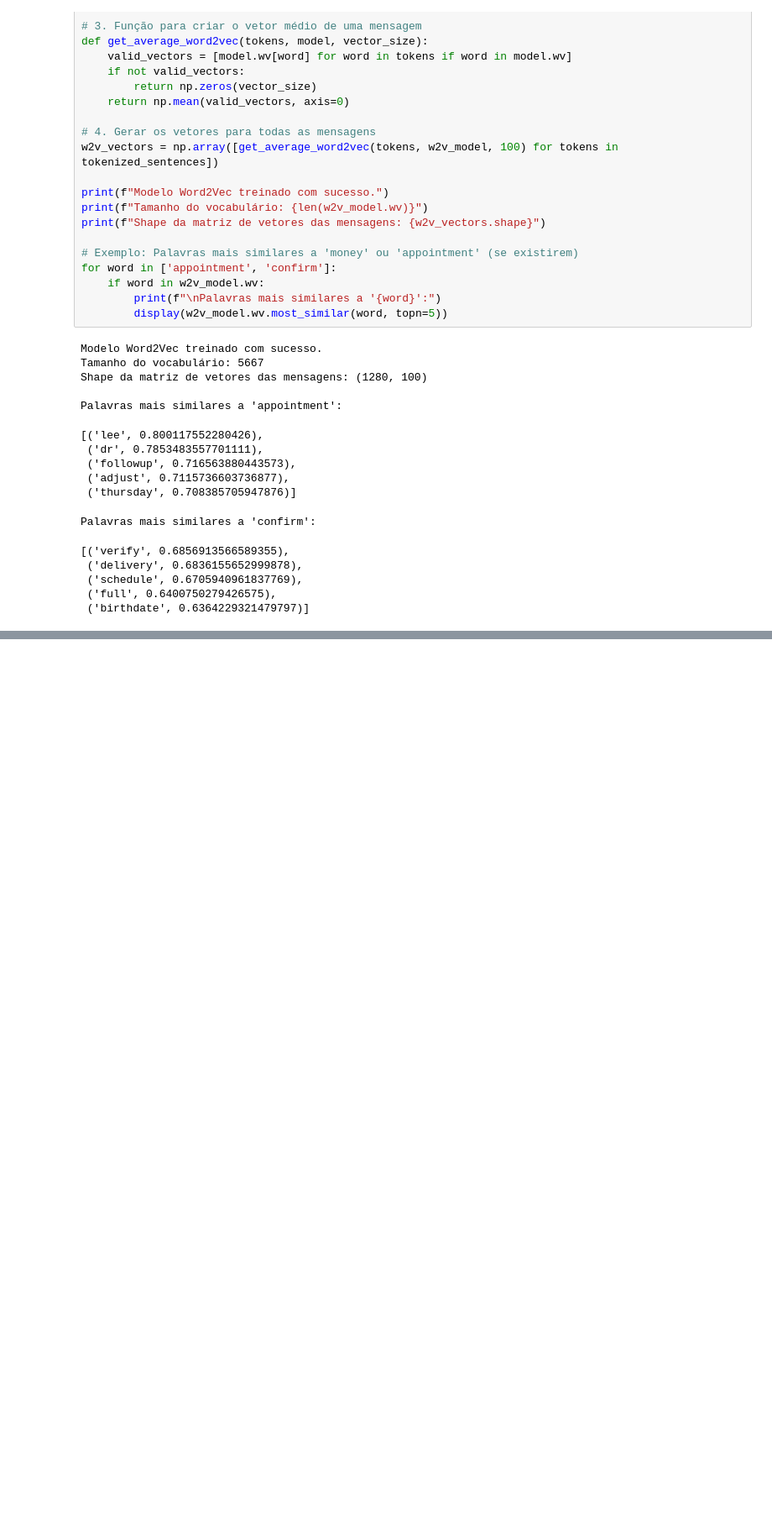
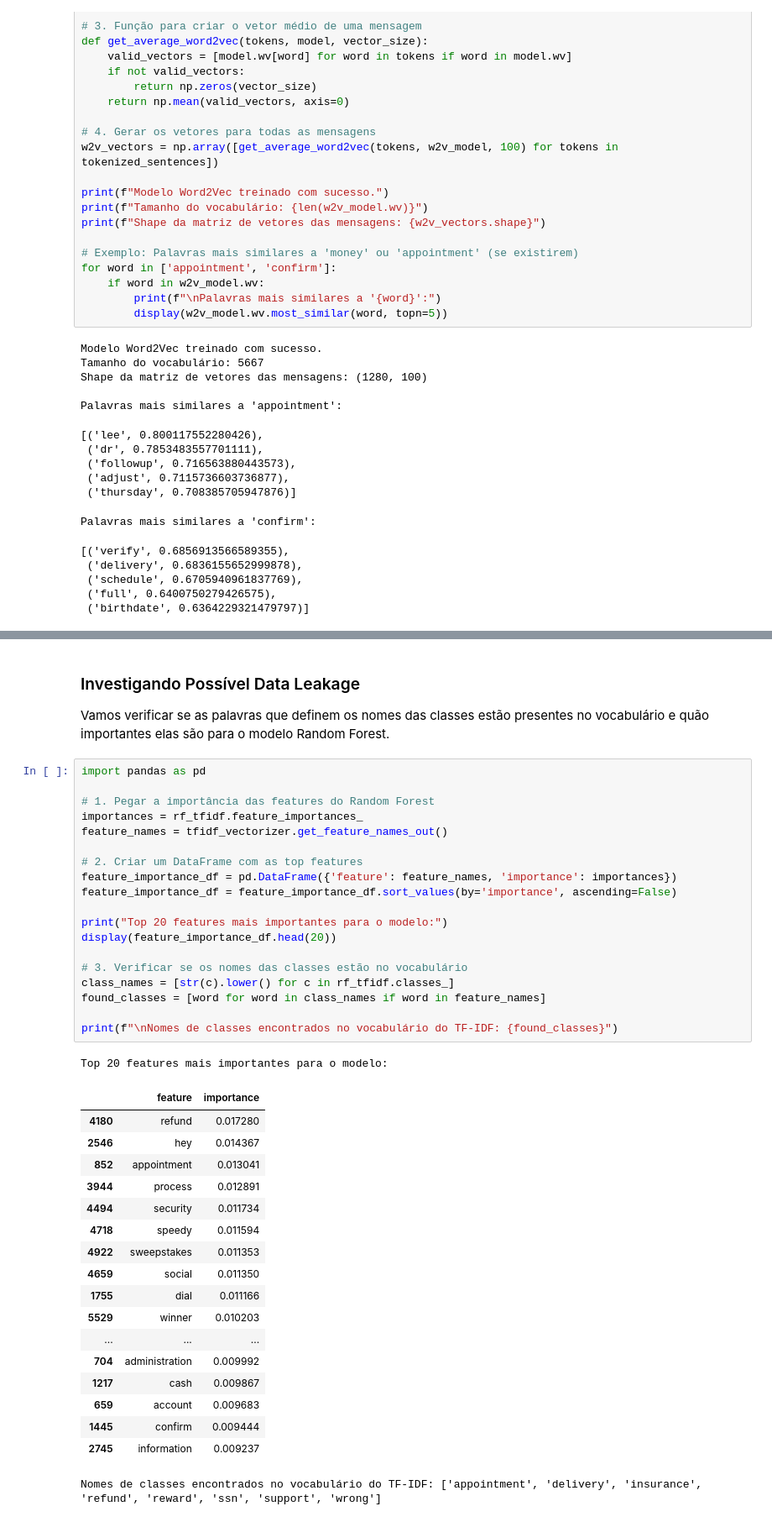
Before and after one commit to Joaoplims/NLP-HandsOn, a Jupyter notebook: HOF02/HOF02_IntentionalityFilter.ipynb, the cells around one changed output, grey strips where cells are left out. Shown at 84% size. Drawn from its saved outputs; the diff is of its cells as text; blank space fills up the shorter version.

```diff
--- a/HOF02/HOF02_IntentionalityFilter.ipynb
+++ b/HOF02/HOF02_IntentionalityFilter.ipynb
@@ -414,0 +577,42 @@ Palavras mais similares a 'confirm':
+# %% [markdown]
+### Investigando Possível Data Leakage
+Vamos verificar se as palavras que definem os nomes das classes estão presentes no vocabulário e quão importantes elas são para o modelo Random Forest.
+# %%
+import pandas as pd
+
+# 1. Pegar a importância das features do Random Forest
+importances = rf_tfidf.feature_importances_
+feature_names = tfidf_vectorizer.get_feature_names_out()
+
+# 2. Criar um DataFrame com as top features
+feature_importance_df = pd.DataFrame({'feature': feature_names, 'importance': importances})
+feature_importance_df = feature_importance_df.sort_values(by='importance', ascending=False)
+
+print("Top 20 features mais importantes para o modelo:")
+display(feature_importance_df.head(20))
+
+# 3. Verificar se os nomes das classes estão no vocabulário
+class_names = [str(c).lower() for c in rf_tfidf.classes_]
+found_classes = [word for word in class_names if word in feature_names]
+
+print(f"\nNomes de classes encontrados no vocabulário do TF-IDF: {found_classes}")
+# %% [output]
+Top 20 features mais importantes para o modelo:
+|  | feature | importance |
+| 4180 | refund | 0.017280 |
+| 2546 | hey | 0.014367 |
+| 852 | appointment | 0.013041 |
+| 3944 | process | 0.012891 |
+| 4494 | security | 0.011734 |
+| 4718 | speedy | 0.011594 |
+| 4922 | sweepstakes | 0.011353 |
+| 4659 | social | 0.011350 |
+| 1755 | dial | 0.011166 |
+| 5529 | winner | 0.010203 |
+| ... | ... | ... |
+| 704 | administration | 0.009992 |
+| 1217 | cash | 0.009867 |
+| 659 | account | 0.009683 |
+| 1445 | confirm | 0.009444 |
+| 2745 | information | 0.009237 |
+Nomes de classes encontrados no vocabulário do TF-IDF: ['appointment', 'delivery', 'insurance', 'refund', 'reward', 'ssn', 'support', 'wrong']
```
Also changed, not shown: parts of 11 cells of this notebook.
